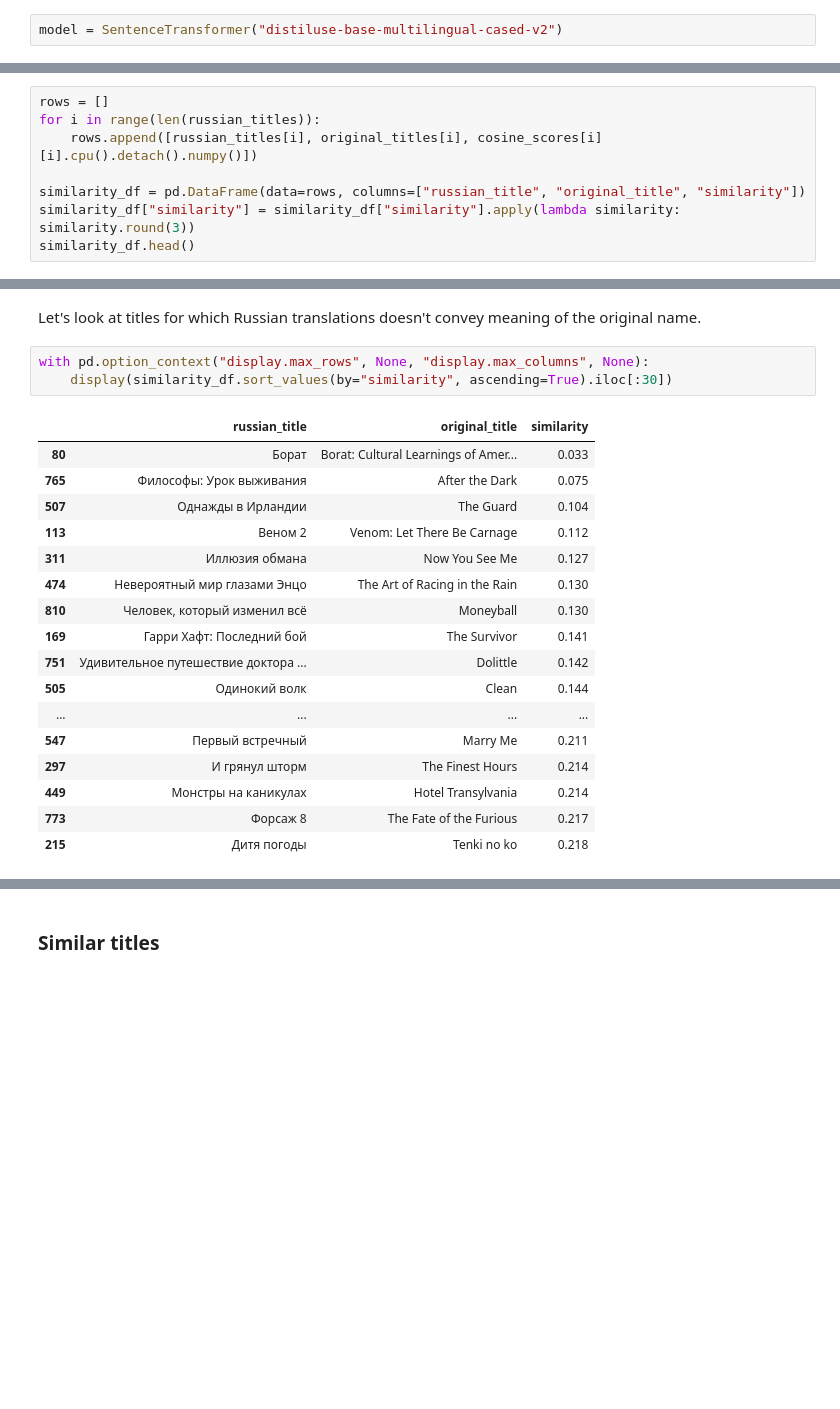
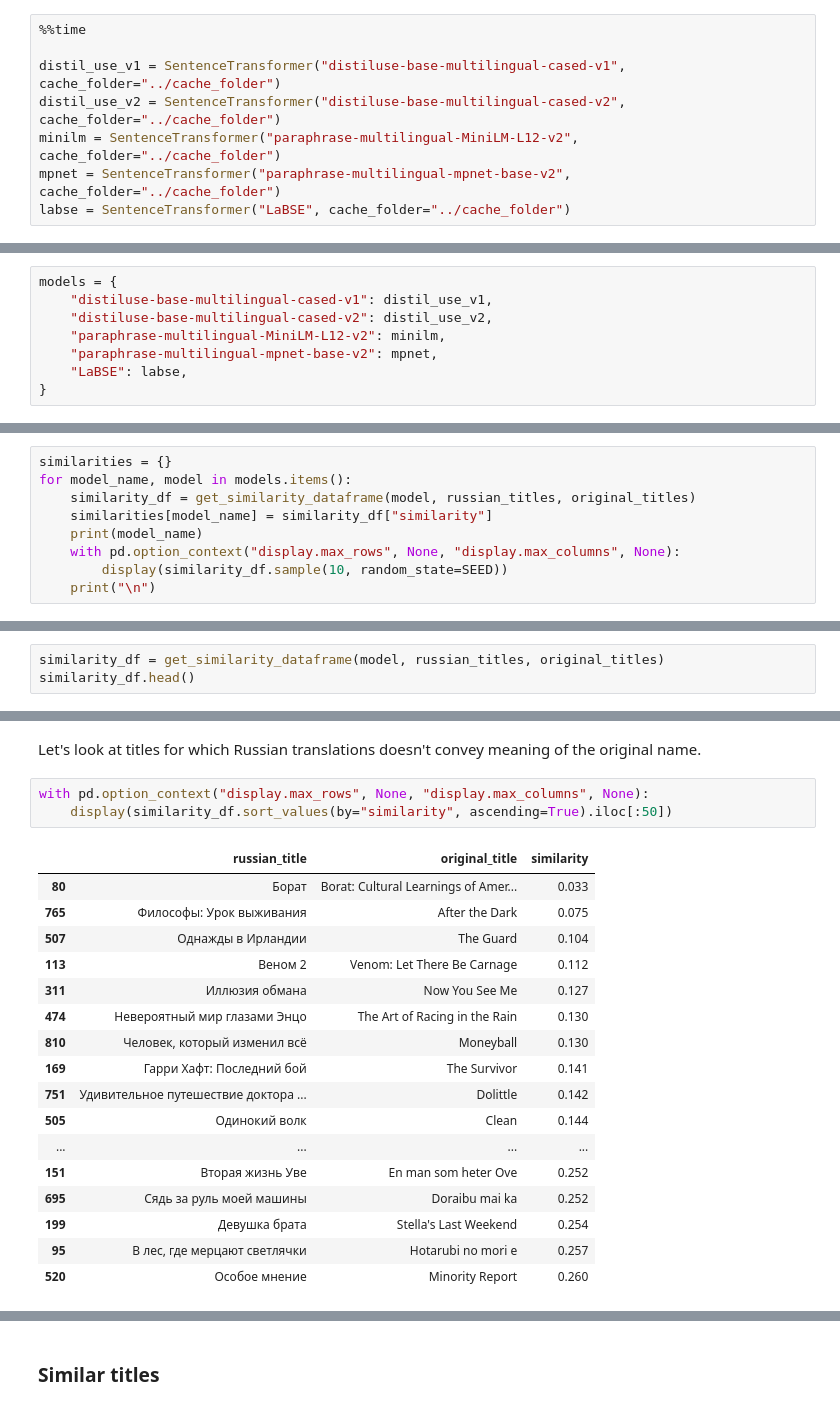
Before and after one commit to Extremesarova/shows_analysis, a Jupyter notebook: analysis/movie_title_translation.ipynb, the cells around one changed output, grey strips where cells are left out. Cells and saved outputs as stored; diff of their text form; blank space fills up the shorter version.

Commit message:
continued working on analysis of movie titles

```diff
--- a/analysis/movie_title_translation.ipynb
+++ b/analysis/movie_title_translation.ipynb
@@ -179,2 +229,8 @@ assert movie_df.isna().any().any() == False
 # %%
-model = SentenceTransformer("distiluse-base-multilingual-cased-v2")
+%%time
+
+distil_use_v1 = SentenceTransformer("distiluse-base-multilingual-cased-v1", cache_folder="../cache_folder")
+distil_use_v2 = SentenceTransformer("distiluse-base-multilingual-cased-v2", cache_folder="../cache_folder")
+minilm = SentenceTransformer("paraphrase-multilingual-MiniLM-L12-v2", cache_folder="../cache_folder")
+mpnet = SentenceTransformer("paraphrase-multilingual-mpnet-base-v2", cache_folder="../cache_folder")
+labse = SentenceTransformer("LaBSE", cache_folder="../cache_folder")
@@ -196,0 +240,8 @@ cosine_scores = util.cos_sim(russian_title_embs, original_title_embs)
+# %%
+models = {
+    "distiluse-base-multilingual-cased-v1": distil_use_v1,
+    "distiluse-base-multilingual-cased-v2": distil_use_v2,
+    "paraphrase-multilingual-MiniLM-L12-v2": minilm,
+    "paraphrase-multilingual-mpnet-base-v2": mpnet,
+    "LaBSE": labse,
+}
@@ -196,0 +252,9 @@ cosine_scores = util.cos_sim(russian_title_embs, original_title_embs)
+# %%
+similarities = {}
+for model_name, model in models.items():
+    similarity_df = get_similarity_dataframe(model, russian_titles, original_titles)
+    similarities[model_name] = similarity_df["similarity"]
+    print(model_name)
+    with pd.option_context("display.max_rows", None, "display.max_columns", None):
+        display(similarity_df.sample(10, random_state=SEED))
+    print("\n")
@@ -199,10 +377,5 @@ cosine_scores = util.cos_sim(russian_title_embs, original_title_embs)
 # %%
-rows = []
-for i in range(len(russian_titles)):
-    rows.append([russian_titles[i], original_titles[i], cosine_scores[i][i].cpu().detach().numpy()])
-
-similarity_df = pd.DataFrame(data=rows, columns=["russian_title", "original_title", "similarity"])
-similarity_df["similarity"] = similarity_df["similarity"].apply(lambda similarity: similarity.round(3))
+similarity_df = get_similarity_dataframe(model, russian_titles, original_titles)
 similarity_df.head()
 # %% [output]
 |  | russian_title | original_title | similarity |
@@ -219,24 +392,24 @@ similarity_df.head()
 Let's look at titles for which Russian translations doesn't convey meaning of the original name.
 # %%
 with pd.option_context("display.max_rows", None, "display.max_columns", None):
-    display(similarity_df.sort_values(by="similarity", ascending=True).iloc[:30])
+    display(similarity_df.sort_values(by="similarity", ascending=True).iloc[:50])
 # %% [output]
 |  | russian_title | original_title | similarity |
 | 80 | Борат | Borat: Cultural Learnings of Amer... | 0.033 |
 | 765 | Философы: Урок выживания | After the Dark | 0.075 |
 | 507 | Однажды в Ирландии | The Guard | 0.104 |
 | 113 | Веном 2 | Venom: Let There Be Carnage | 0.112 |
 | 311 | Иллюзия обмана | Now You See Me | 0.127 |
 | 474 | Невероятный мир глазами Энцо | The Art of Racing in the Rain | 0.130 |
 | 810 | Человек, который изменил всё | Moneyball | 0.130 |
 | 169 | Гарри Хафт: Последний бой | The Survivor | 0.141 |
 | 751 | Удивительное путешествие доктора ... | Dolittle | 0.142 |
 | 505 | Одинокий волк | Clean | 0.144 |
 | ... | ... | ... | ... |
-| 547 | Первый встречный | Marry Me | 0.211 |
-| 297 | И грянул шторм | The Finest Hours | 0.214 |
-| 449 | Монстры на каникулах | Hotel Transylvania | 0.214 |
-| 773 | Форсаж 8 | The Fate of the Furious | 0.217 |
-| 215 | Дитя погоды | Tenki no ko | 0.218 |
+| 151 | Вторая жизнь Уве | En man som heter Ove | 0.252 |
+| 695 | Сядь за руль моей машины | Doraibu mai ka | 0.252 |
+| 199 | Девушка брата | Stella's Last Weekend | 0.254 |
+| 95 | В лес, где мерцают светлячки | Hotarubi no mori e | 0.257 |
+| 520 | Особое мнение | Minority Report | 0.260 |
 # %% [markdown]
 There are a few cases for dissimilarity:
```
Also changed, not shown: parts of 39 cells of this notebook, 1 other file.
